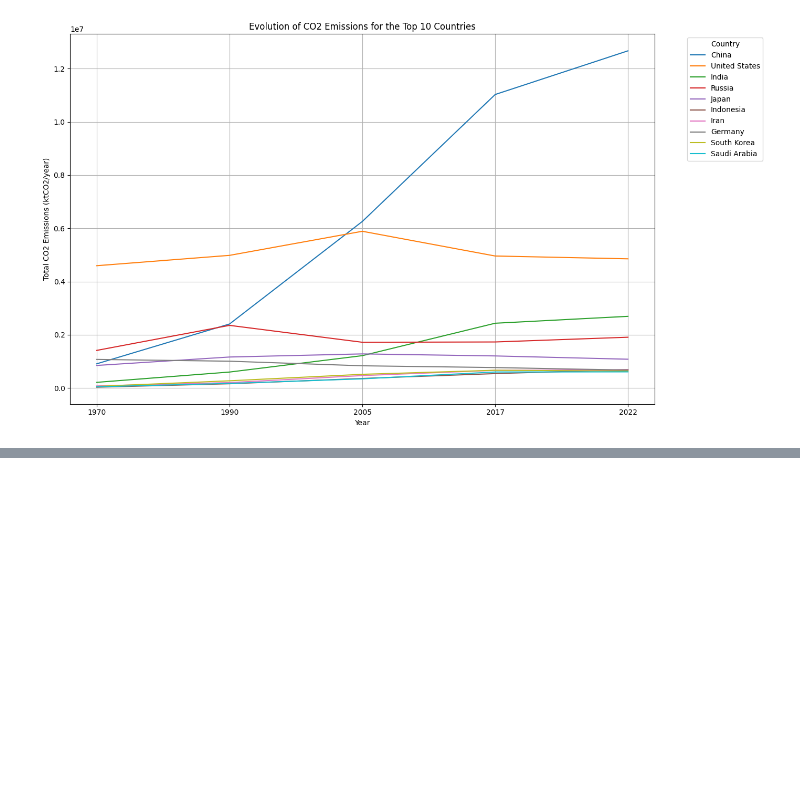
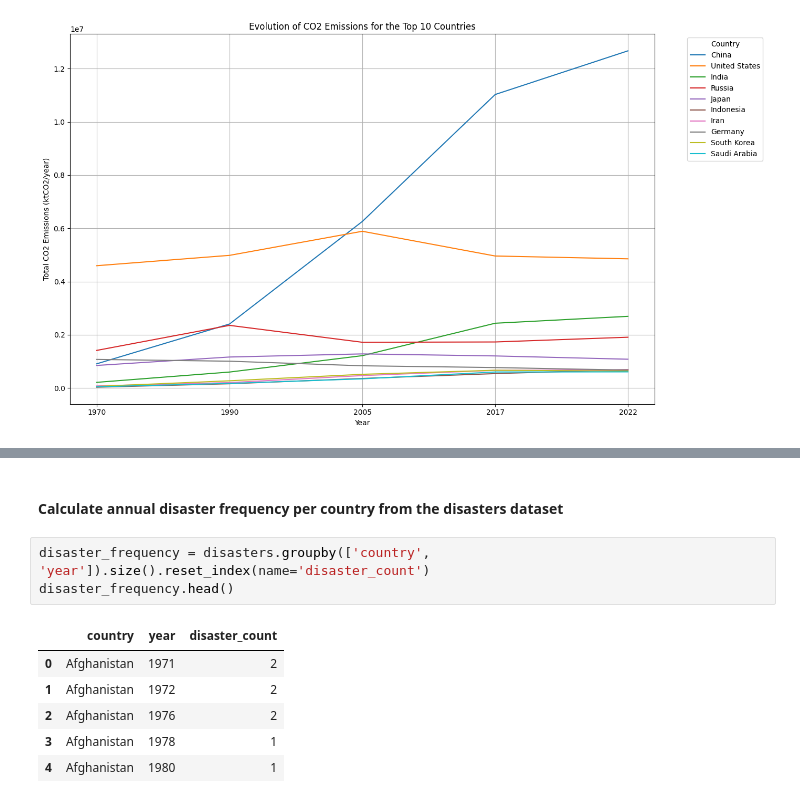
Before and after one commit to killecisse/final_project_ironhack, a Jupyter notebook: code_v1.ipynb, the cells around one changed output, grey strips where cells are left out. Drawn from its saved outputs; the diff is of its cells as text; blank space fills up the shorter version.

```diff
--- a/code_v1.ipynb
+++ b/code_v1.ipynb
@@ -575,0 +558,12 @@ plt.show()
+# %% [markdown]
+#### Calculate annual disaster frequency per country from the disasters dataset
+# %%
+disaster_frequency = disasters.groupby(['country', 'year']).size().reset_index(name='disaster_count')
+disaster_frequency.head()
+# %% [output]
+|  | country | year | disaster_count |
+| 0 | Afghanistan | 1971 | 2 |
+| 1 | Afghanistan | 1972 | 2 |
+| 2 | Afghanistan | 1976 | 2 |
+| 3 | Afghanistan | 1978 | 1 |
+| 4 | Afghanistan | 1980 | 1 |
```
Also changed, not shown: parts of 27 cells of this notebook, 3 other files.
